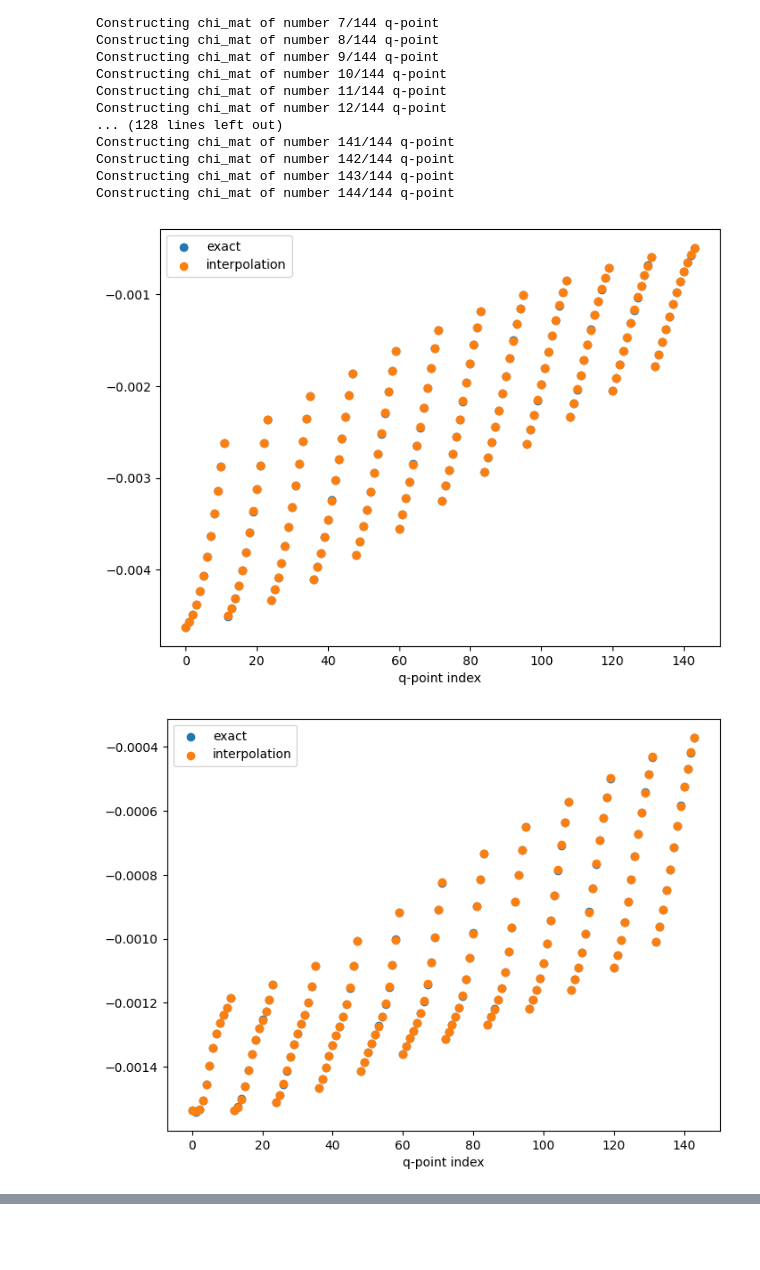
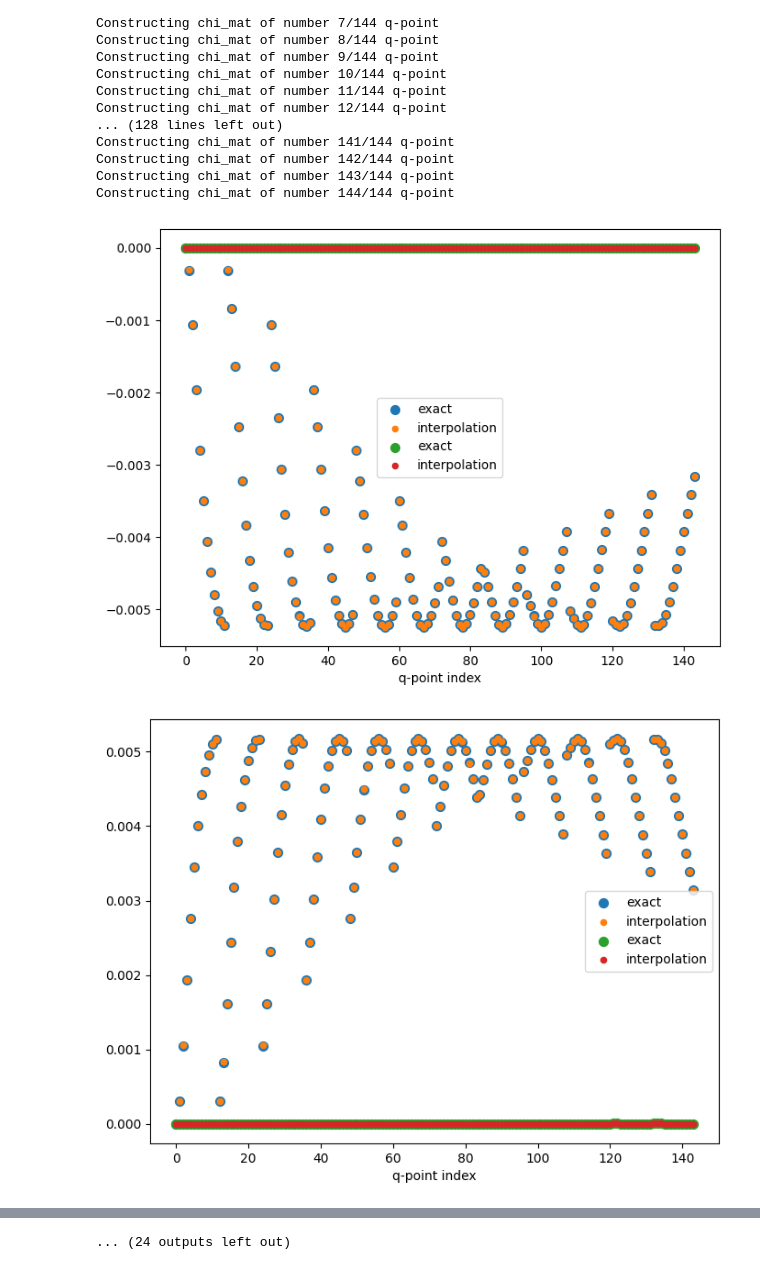
Before and after one commit to rjguo1208/potcorr, a Jupyter notebook: potcorr_test.ipynb, the cells around one changed output, grey strips where cells are left out. Saved outputs shown, nothing was run; the diff lists cells and outputs as text; code cells hidden in the pictures; blank space fills up the shorter version.

```diff
--- a/potcorr_test.ipynb
+++ b/potcorr_test.ipynb
@@ -170,8 +178,8 @@ Constructing chi_mat of number 142/144 q-point
 Constructing chi_mat of number 143/144 q-point
 Constructing chi_mat of number 144/144 q-point
 # %%
-for i0_ in [101,102,103]:#Gind_list:
-    for i1_ in [101,102,103]: #Gind_list:
+for i0_ in [0,1,2,3,4,5]:#Gind_list:
+    for i1_ in [0,1,2,3,4,5]: #Gind_list:
         iix0, iiy0, iiz0 = ttkw.Chi0.G_ind2vec[i0_]
         iix1, iiy1, iiz1 = ttkw.Chi0.G_ind2vec[i1_]
         g0_ = [iix0, iiy0, iiz0]
@@ -182,7 +190,7 @@ for i0_ in [101,102,103]:#Gind_list:
         q0_ = ttkw.Chi0.qpts[:]
         q0_abs_ = np.sqrt((q0_[:,0])**2+ (np.sqrt(3)/3*(q0_[:,0])+2*np.sqrt(3)/3*(q0_[:,1]))**2)
         q1_abs_ = np.sqrt((q_[:,0])**2+ (np.sqrt(3)/3*(q_[:,0])+2*np.sqrt(3)/3*(q_[:,1]))**2)
-        for i in range(0):
+        for i in range(1):
             #print(i)
             qind_ = i
             g_vec0_ = tuple(g0_)
@@ -200,7 +208,7 @@ for i0_ in [101,102,103]:#Gind_list:
         #    q_abs_ = np.hstack((np.array([]),q0_abs_))
         q_abs_ = []
 
-        for i in range(0,144):
+        for i in range(1,144):
             #print(i)
             qind_ = i
             g_vec0_ = tuple(g0_)
@@ -230,34 +238,37 @@ for i0_ in [101,102,103]:#Gind_list:
 
 
         #q_inp = np.random.rand(500,2)
         #y_pred = model_2d.predict(q_inp)
         #q_zero = np.array([[0,0]])
         #y_zero = model_2d.predict(q_zero)
         #params = model_2d.named_steps['linearregression'].coef_
         #intercept = model_2d.named_steps['linearregression'].intercept_
 
         #print('Intercept: ', intercept)
         #print('Coefficients: ', params)
 
         #fig = plt.figure()
         #ax = fig.add_subplot(111, projection='3d')
         fig,ax = plt.subplots(figsize = (8,6), dpi = 100)
         #ax = fig.add_subplot(111)
 
-        ax.scatter(range(len(qpt)), y_re_data, label="exact")
-        ax.scatter(range(len(qinp_set[:,0])),np.real(eps_mat_q[:,i0_,i1_]),label="interpolation" )
+        ax.scatter(range(len(qpt)), y_re_data,s = 50 ,label="exact")
+        ax.scatter(range(len(qinp_set[:,0])),np.real(eps_mat_q[:,i0_,i1_]),s = 20,label="interpolation" )
+
+        ax.scatter(range(len(qpt)), y_im_data, s = 50,label="exact")
+        ax.scatter(range(len(qinp_set[:,0])),np.imag(eps_mat_q[:,i0_,i1_]),s =20,label="interpolation" )
         # Create a scatter plot
         #ax.scatter(qpt[:, 0], qpt[:, 1], y_re_data)
         #ax.scatter(qinp_set[:,0], qinp_set[:, 1],eps_mat_q[:,i0_,i1_] )
     #    ax.scatter(q_inp[:, 0], q_inp[:, 1], y_pred)
     #    ax.scatter(q_zero[:,0], q_zero[:,1], y_zero)
         # Set labels
         ax.set_xlabel('q-point index')
         #ax.set_ylabel('Y')
         #ax.set_zlabel('Z')
         ax.legend()
         plt.show()
         #print(np.abs(y_re_data-np.real(eps_mat_q[:,i0_,i1_])))
 # %% [output]
-[figure, old version]
+[figure, new version]
-[figure, old version]
+[figure, new version]
@@ -271 +285,2 @@ for i0_ in [101,102,103]:#Gind_list:
+... (24 outputs left out)
 # %%
```
Also changed, not shown: parts of 17 cells of this notebook, 1 other file.
